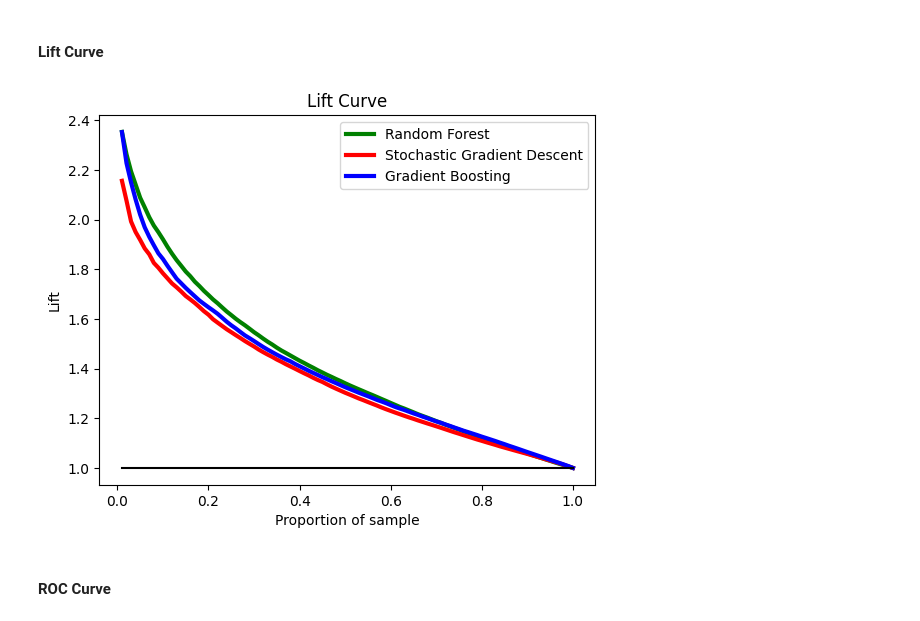
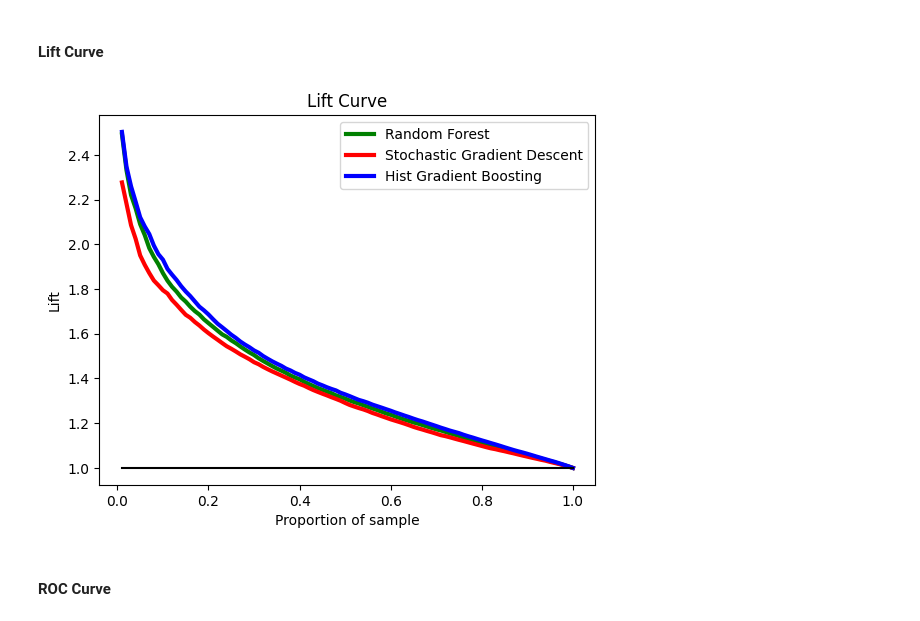
Before and after one commit to samuelleehope/ID5059_Flight_Prediction, a Jupyter notebook: ID5059Project1_Submission.ipynb, the cells around one changed output. Cells and saved outputs as stored; diff of their text form; code cells hidden in the pictures.

```diff
--- a/ID5059Project1_Submission.ipynb
+++ b/ID5059Project1_Submission.ipynb
@@ -563,0 +525,19 @@ Log Loss: 0.48615737757738153
+# %%
+threshold = 0.5
+
+y_scores_rf = rf_pipeline.predict_proba(X_val)
+y_predictions_rf = np.where(y_scores_rf[:,1]>=threshold,1,0)
+conf_mat = confusion_matrix(y_val, y_predictions_rf)
+
+precision = conf_mat[1,1]/sum(conf_mat[:,1]) if sum(conf_mat[:,1])>0 else 'Undefined'
+recall = conf_mat[1,1]/sum(conf_mat[1,:])
+accuracy = (conf_mat[0,0]+conf_mat[1,1])/(sum(conf_mat[0,:])+sum(conf_mat[1,:]))
+f1_score = 2*precision*recall/(precision+recall)
+logloss = log_loss(y_val, y_scores_rf)
+
+print(f'Precision: {precision}')
+print(f'Recall: {recall}')
+print(f'f1-score: {f1_score}')
+print(f'Accuracy: {accuracy}')
+print(f'Log Loss: {logloss}')
+sns.heatmap(conf_mat, annot=True)
@@ -592,0 +571,18 @@ sns.heatmap(conf_mat, annot=True)
+# %%
+y_scores_hgb = hgb_pipeline.decision_function(X_val)
+y_predictions_hgb = np.where(y_scores_hgb>=threshold,1,0)
+conf_mat = confusion_matrix(y_val, y_predictions_hgb)
+
+precision = conf_mat[1,1]/sum(conf_mat[:,1]) if sum(conf_mat[:,1])>0 else 'Undefined'
+recall = conf_mat[1,1]/sum(conf_mat[1,:])
+accuracy = (conf_mat[0,0]+conf_mat[1,1])/(sum(conf_mat[0,:])+sum(conf_mat[1,:]))
+f1_score = 2*precision*recall/(precision+recall) if precision!='Undefined' else 'Undefined'
+logloss = log_loss(y_val, y_scores_hgb)
+
+
+print(f'Precision: {precision}')
+print(f'Recall: {recall}')
+print(f'f1-score: {f1_score}')
+print(f'Accuracy: {accuracy}')
+print(f'Log Loss: {logloss}')
+sns.heatmap(conf_mat, annot=True)
@@ -599,37 +603,37 @@ def calc_lift(y_val, y_pred, step=0.01):
     aux_lift = pd.DataFrame()
     aux_lift['real'] = y_val
     aux_lift['predicted'] = y_pred
     aux_lift.sort_values('predicted',ascending=False,inplace=True)  # Order the values for the predicted probability column
     x_val = np.arange(step,1+step,step) # Create the values that will go into the X axis of our plot
     ratio_ones = aux_lift['real'].sum() / len(aux_lift) # Calculate the ratio of ones in our data
     y_v = []
     #Calculate for each x value its correspondent y value
     for x in x_val:
         num_data = int(np.ceil(x*len(aux_lift)))
         data_here = aux_lift.iloc[:num_data,:]
         ratio_ones_here = data_here['real'].sum()/len(data_here)
         y_v.append(ratio_ones_here / ratio_ones)
     return x_val, y_v
 
 
 sample_prop, lift_rf = calc_lift(y_val, y_scores_rf[:,1], step=0.01)
-sample_prop, lift_sgd = calc_lift(y_val, y_scores_sgd[:,1], step=0.01)
-sample_prop, lift_gb = calc_lift(y_val, y_scores_gb[:,1], step=0.01)
+sample_prop, lift_sgd = calc_lift(y_val, y_scores_sgd, step=0.01)
+sample_prop, lift_hgb = calc_lift(y_val, y_scores_hgb, step=0.01)
 
 #Plot the figure
 fig, axis = plt.subplots()
 fig.figsize = (40,40)
 axis.plot(sample_prop, lift_rf, 'g-', linewidth = 3, markersize = 5, label='Random Forest')
 axis.plot(sample_prop, lift_sgd, 'r-', linewidth = 3, markersize = 5, label='Stochastic Gradient Descent')
-axis.plot(sample_prop, lift_gb, 'b-', linewidth = 3, markersize = 5, label='Gradient Boosting')
+axis.plot(sample_prop, lift_hgb, 'b-', linewidth = 3, markersize = 5, label='Hist Gradient Boosting')
 axis.plot(sample_prop, np.ones(len(sample_prop)), 'k-')
 axis.set_xlabel('Proportion of sample')
 axis.set_ylabel('Lift')
 plt.legend()
 plt.title('Lift Curve')
 plt.show()
 # %% [output]
-[figure, old version]
+[figure, new version]
 # %% [markdown]
 #### ROC Curve
 # %%
```
Also changed, not shown: parts of 23 cells of this notebook.
